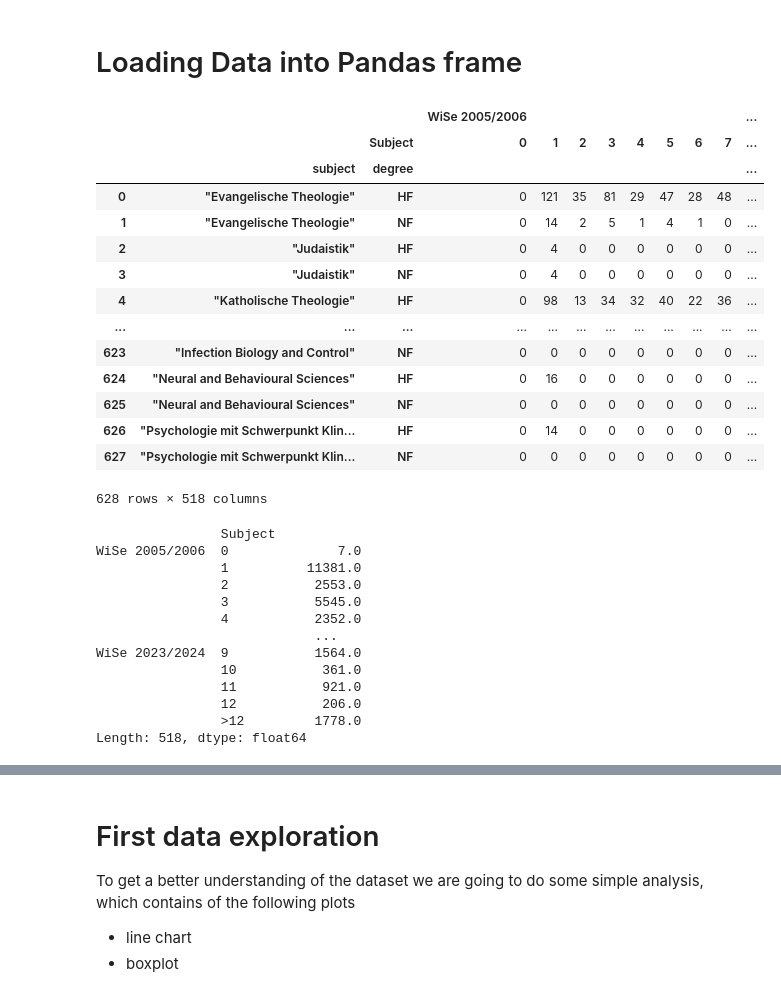
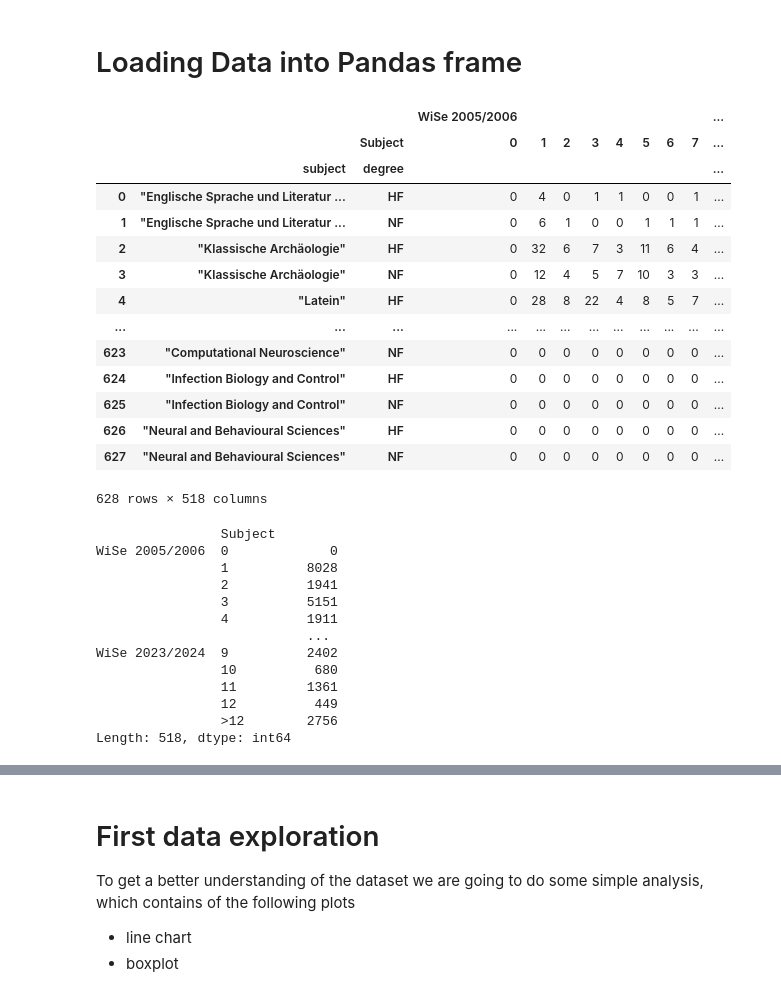
Before and after one commit to mxs01/AnalysingStudentDevelopment, a Jupyter notebook: code/students_data_per_semester.ipynb, the cells around one changed output, grey strips where cells are left out. Saved outputs shown, nothing was run; the diff lists cells and outputs as text; code cells hidden in the pictures.

```diff
--- a/code/students_data_per_semester.ipynb
+++ b/code/students_data_per_semester.ipynb
@@ -8,47 +16,47 @@ from constants import BASE_DIR, PLOT_DIR
 # %% [markdown]
 # Loading Data into Pandas frame
 # %%
-path = os.path.join(BASE_DIR,"data", "student_data_per_subject.xlsx")
+path = os.path.join(PROJECT_DIR,"data", "student_data_per_subject.xlsx")
 sheet = "Sheet1"
 
 studentsDataAllSubjects = pd.read_excel(path,sheet_name=sheet, header=[0,2], index_col=[0,1,2])
 studentsDataAllSubjects.fillna(0, inplace=True)
 
 studentsDataAllSubjects.index.names = ["", "subject", "degree"]
 studentsDataAllSubjects
 # %% [output]
 |  |  |  | WiSe 2005/2006 |  |  |  |  |  |  |  | ... |
 |  |  | Subject | 0 | 1 | 2 | 3 | 4 | 5 | 6 | 7 | ... |
 |  | subject | degree |  |  |  |  |  |  |  |  | ... |
-| 0 | "Evangelische Theologie" | HF | 0 | 121 | 35 | 81 | 29 | 47 | 28 | 48 | ... |
-| 1 | "Evangelische Theologie" | NF | 0 | 14 | 2 | 5 | 1 | 4 | 1 | 0 | ... |
-| 2 | "Judaistik" | HF | 0 | 4 | 0 | 0 | 0 | 0 | 0 | 0 | ... |
-| 3 | "Judaistik" | NF | 0 | 4 | 0 | 0 | 0 | 0 | 0 | 0 | ... |
-| 4 | "Katholische Theologie" | HF | 0 | 98 | 13 | 34 | 32 | 40 | 22 | 36 | ... |
+| 0 | "Englische Sprache und Literatur ... | HF | 0 | 4 | 0 | 1 | 1 | 0 | 0 | 1 | ... |
+| 1 | "Englische Sprache und Literatur ... | NF | 0 | 6 | 1 | 0 | 0 | 1 | 1 | 1 | ... |
+| 2 | "Klassische Archäologie" | HF | 0 | 32 | 6 | 7 | 3 | 11 | 6 | 4 | ... |
+| 3 | "Klassische Archäologie" | NF | 0 | 12 | 4 | 5 | 7 | 10 | 3 | 3 | ... |
+| 4 | "Latein" | HF | 0 | 28 | 8 | 22 | 4 | 8 | 5 | 7 | ... |
 | ... | ... | ... | ... | ... | ... | ... | ... | ... | ... | ... | ... |
-| 623 | "Infection Biology and Control" | NF | 0 | 0 | 0 | 0 | 0 | 0 | 0 | 0 | ... |
-| 624 | "Neural and Behavioural Sciences" | HF | 0 | 16 | 0 | 0 | 0 | 0 | 0 | 0 | ... |
-| 625 | "Neural and Behavioural Sciences" | NF | 0 | 0 | 0 | 0 | 0 | 0 | 0 | 0 | ... |
-| 626 | "Psychologie mit Schwerpunkt Klin... | HF | 0 | 14 | 0 | 0 | 0 | 0 | 0 | 0 | ... |
-| 627 | "Psychologie mit Schwerpunkt Klin... | NF | 0 | 0 | 0 | 0 | 0 | 0 | 0 | 0 | ... |
+| 623 | "Computational Neuroscience" | NF | 0 | 0 | 0 | 0 | 0 | 0 | 0 | 0 | ... |
+| 624 | "Infection Biology and Control" | HF | 0 | 0 | 0 | 0 | 0 | 0 | 0 | 0 | ... |
+| 625 | "Infection Biology and Control" | NF | 0 | 0 | 0 | 0 | 0 | 0 | 0 | 0 | ... |
+| 626 | "Neural and Behavioural Sciences" | HF | 0 | 0 | 0 | 0 | 0 | 0 | 0 | 0 | ... |
+| 627 | "Neural and Behavioural Sciences" | NF | 0 | 0 | 0 | 0 | 0 | 0 | 0 | 0 | ... |
 628 rows × 518 columns
 # %%
 allStudentsPerSemesterAndYear = studentsDataAllSubjects.sum(numeric_only=True)
 allStudentsPerSemesterAndYear
 # %% [output]
                 Subject
-WiSe 2005/2006  0              7.0
-                1          11381.0
-                2           2553.0
-                3           5545.0
-                4           2352.0
-                            ...
-WiSe 2023/2024  9           1564.0
-                10           361.0
-                11           921.0
-                12           206.0
-                >12         1778.0
-Length: 518, dtype: float64
+WiSe 2005/2006  0             0
+                1          8028
+                2          1941
+                3          5151
+                4          1911
+                           ...
+WiSe 2023/2024  9          2402
+                10          680
+                11         1361
+                12          449
+                >12        2756
+Length: 518, dtype: int64
 # %%
 allStudentsPerSubject = studentsDataAllSubjects.sum(numeric_only=True, axis=1)
 allStudentsPerSubject
```
Also changed, not shown: parts of 16 cells of this notebook, 1 other file.
